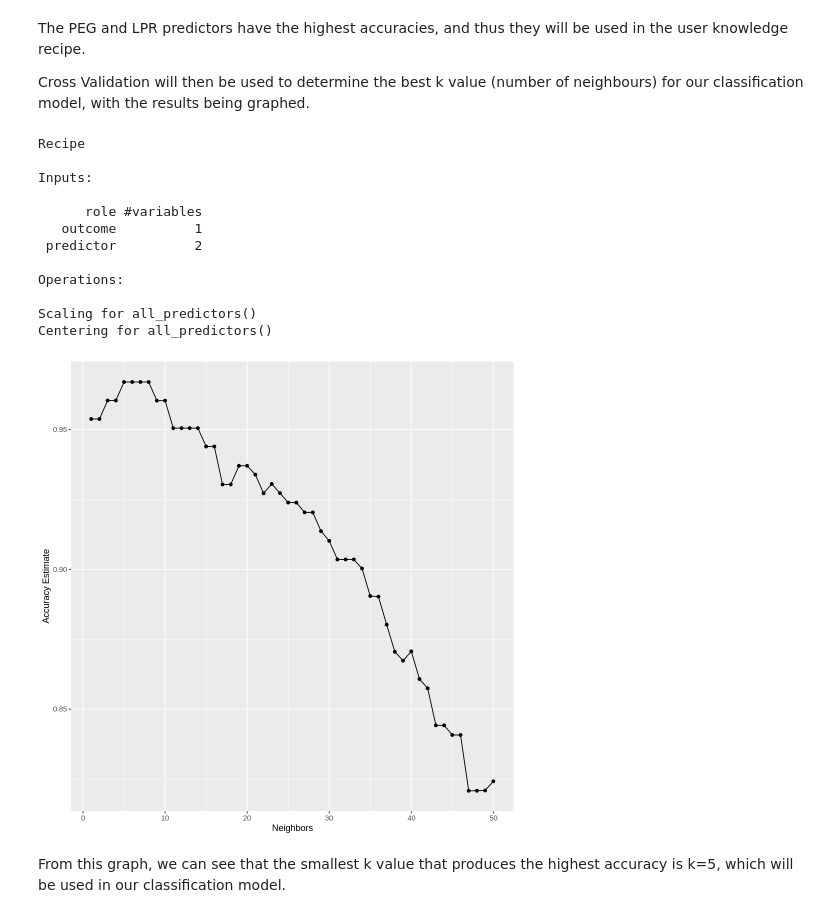
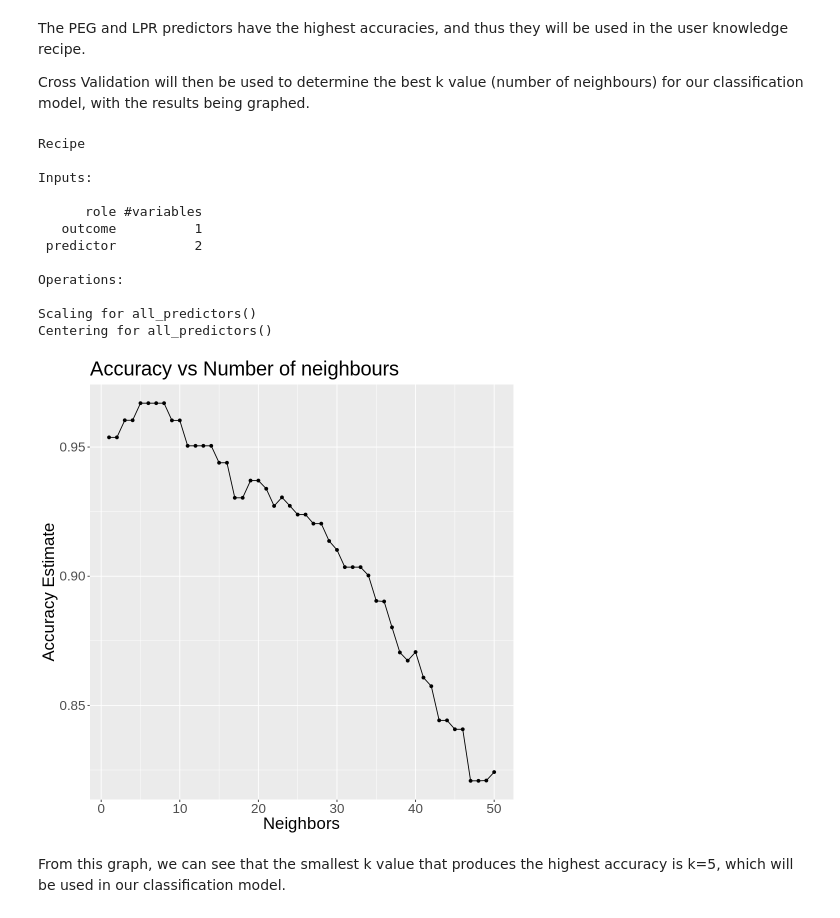
Before and after one commit to TPPJT/DSCI-Group-Project, a Jupyter notebook: GroupProject_1.ipynb, the cells around one changed output. Saved outputs shown, nothing was run; the diff lists cells and outputs as text; code cells hidden in the pictures.

Commit message:
Title added

```diff
--- a/GroupProject_1.ipynb
+++ b/GroupProject_1.ipynb
@@ -191,35 +193,36 @@ user_knowledge_recipe
 
 gridvals <- tibble(neighbors = seq(1,50))
 
 
 knn_results <- workflow() |>
     add_recipe(user_knowledge_recipe) |>
     add_model(knn_spec_cross) |>
     tune_grid(resamples = user_vfold, grid = gridvals) |>
     collect_metrics()
 
 accuracies <- knn_results |>
     filter(.metric == "accuracy")
 options(repr.plot.height = 8, repr.plot.width = 8)
 accuracy_versus_k <- ggplot(accuracies, aes(x = neighbors, y = mean))+
     geom_point() +
     geom_line() +
-    labs(x = "Neighbors", y = "Accuracy Estimate")
+    labs(x = "Neighbors", y = "Accuracy Estimate",title = "Accuracy vs Number of neighbours") +
+    theme(text=element_text(size=20))
 accuracy_versus_k
 # %% [output]
 Recipe
 
 Inputs:
 
       role #variables
    outcome          1
  predictor          2
 
 Operations:
 
 Scaling for all_predictors()
 Centering for all_predictors()
-[figure, old version]
+[figure, new version]
 # %% [markdown]
 From this graph, we can see that the smallest k value that produces the highest accuracy is k=5, which will be used in our classification model.
 # %%
```
Also changed, not shown: parts of 1 cell of this notebook.
